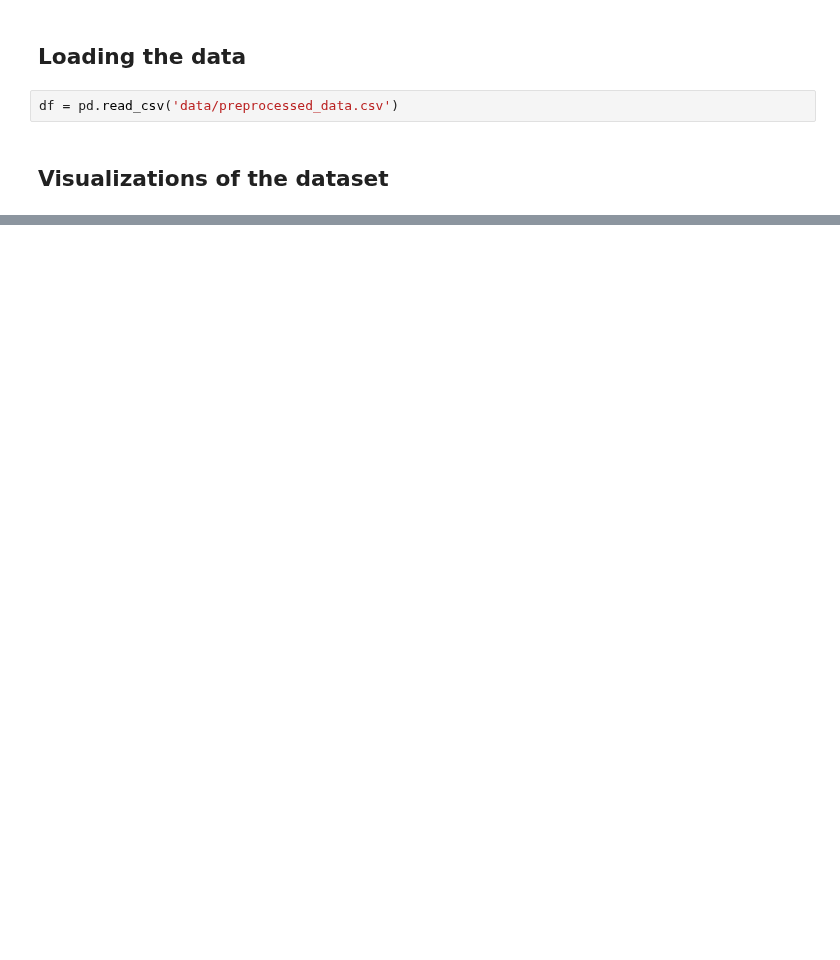
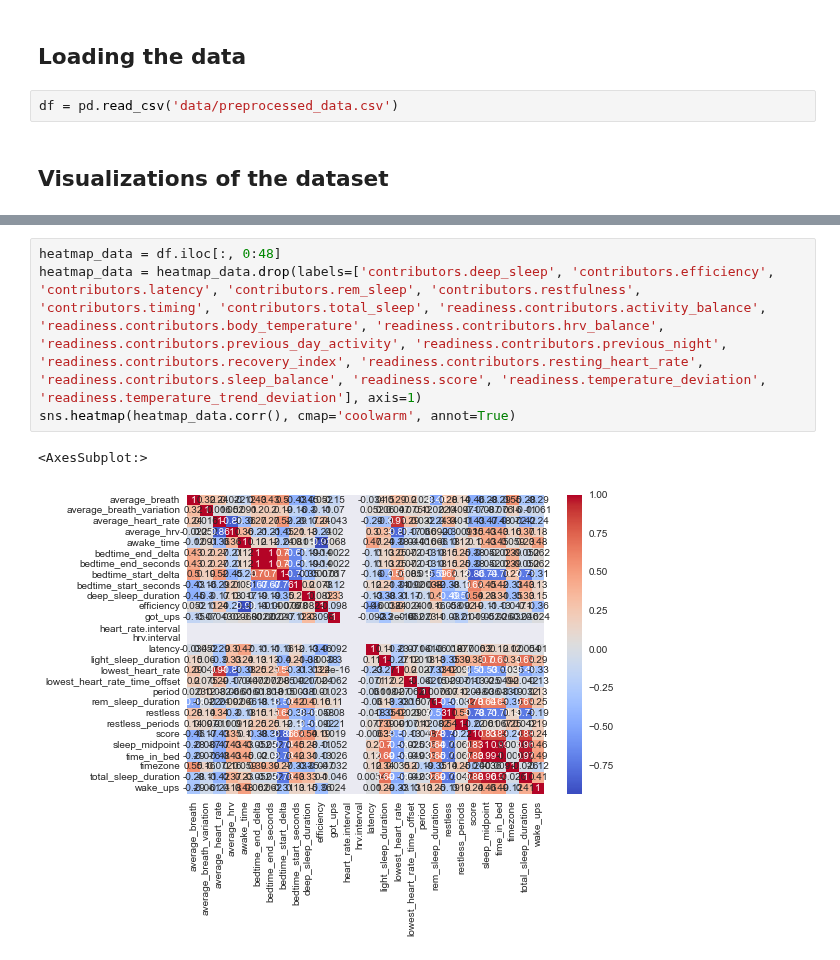
Before and after one commit to thalianajjar/internship_code, a Jupyter notebook: data_visualization.ipynb, the cells around one changed output, grey strips where cells are left out. Drawn from its saved outputs; the diff is of its cells as text; blank space fills up the shorter version.

```diff
--- a/data_visualization.ipynb
+++ b/data_visualization.ipynb
@@ -35,0 +37,7 @@ plot_sleep_scores(df)
+# %%
+heatmap_data = df.iloc[:, 0:48]
+heatmap_data = heatmap_data.drop(labels=['contributors.deep_sleep', 'contributors.efficiency', 'contributors.latency', 'contributors.rem_sleep', 'contributors.restfulness', 'contributors.timing', 'contributors.total_sleep', 'readiness.contributors.activity_balance', 'readiness.contributors.body_temperature', 'readiness.contributors.hrv_balance', 'readiness.contributors.previous_day_activity', 'readiness.contributors.previous_night', 'readiness.contributors.recovery_index', 'readiness.contributors.resting_heart_rate', 'readiness.contributors.sleep_balance', 'readiness.score', 'readiness.temperature_deviation', 'readiness.temperature_trend_deviation'], axis=1)
+sns.heatmap(heatmap_data.corr(), cmap='coolwarm', annot=True)
+# %% [output]
+<AxesSubplot:>
+[figure, added]
```
Also changed, not shown: parts of 4 cells of this notebook, 2 other files.
